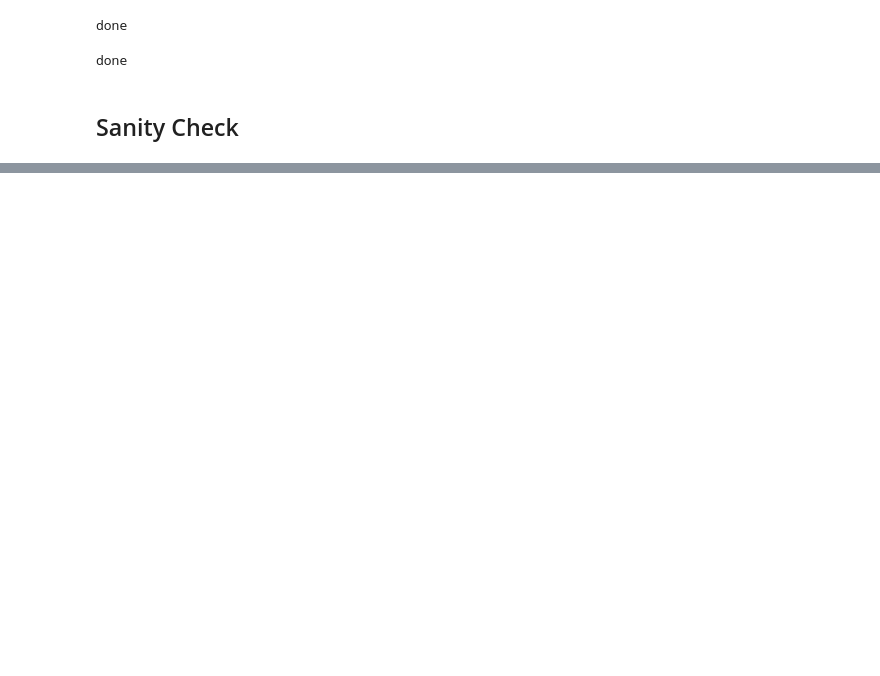
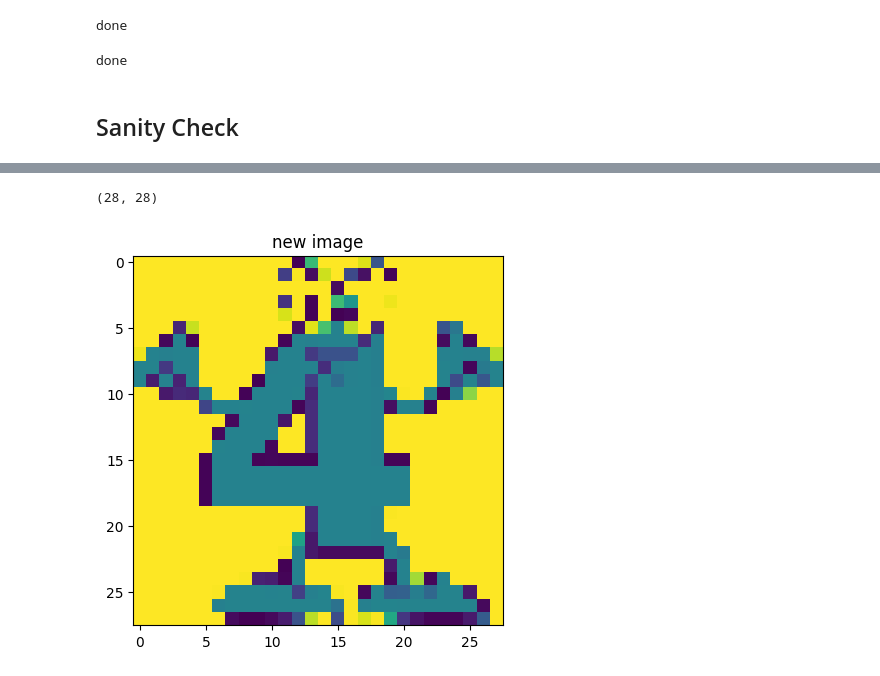
Before and after one commit to 123ned123/APS360, a Jupyter notebook: Tuts/tut2/Tut2_Multi_Class_ANN.ipynb, the cells around one changed output, grey strips where cells are left out. Cells and saved outputs as stored; diff of their text form; code cells hidden in the pictures; blank space fills up the shorter version.

```diff
--- a/Tuts/tut2/Tut2_Multi_Class_ANN.ipynb
+++ b/Tuts/tut2/Tut2_Multi_Class_ANN.ipynb
@@ -140,0 +241,16 @@ Final Validation Accuracy: 0.8916015625
+# %%
+import numpy as np
+import matplotlib.pyplot as plt
+
+def rgb2gray(rgb):
+    return np.dot(rgb[...,:3], [0.2989, 0.5870, 0.1140])
+
+img_gray = rgb2gray(img_4)
+img_gray = img_gray.astype(np.float32)
+print(img_gray.shape)
+plt.title("new image")
+plt.imshow(img_gray)
+plt.show()
+# %% [output]
+(28, 28)
+[figure, added]
```
Also changed, not shown: parts of 20 cells of this notebook, 3 other files.
